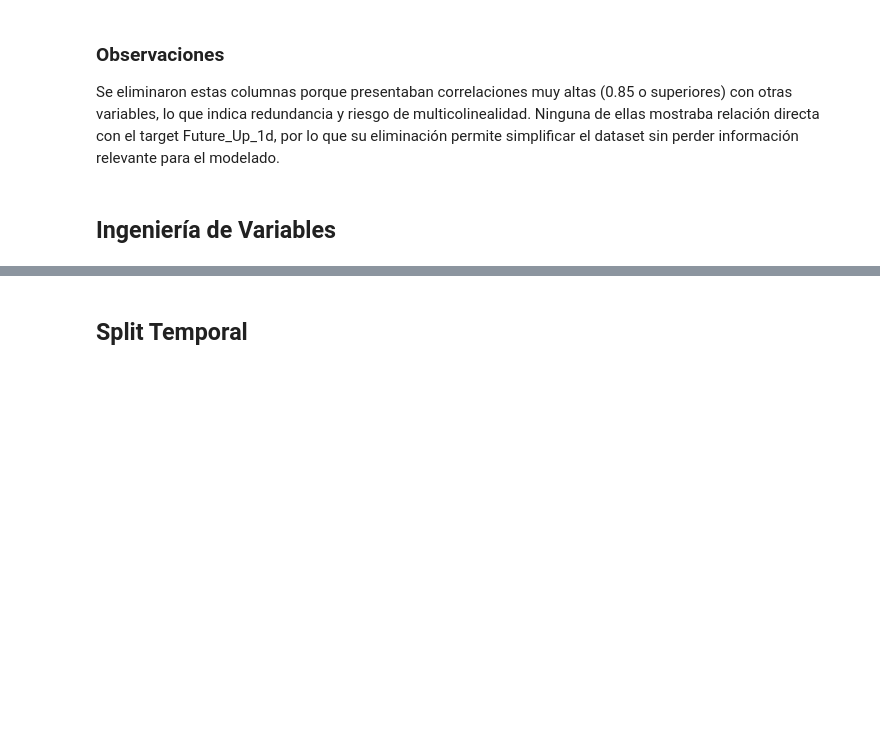
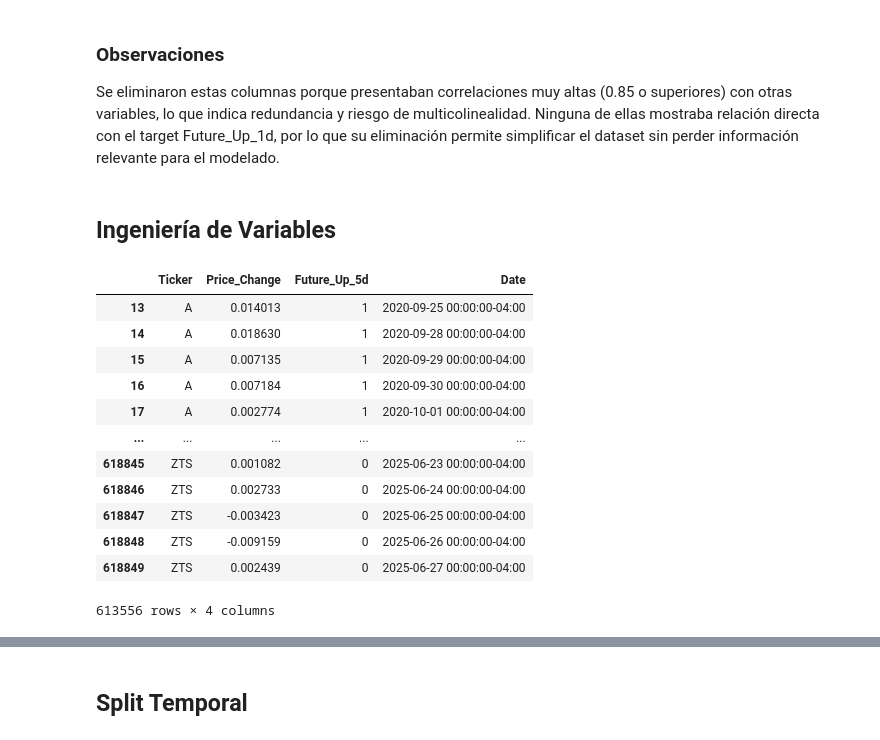
Before and after one commit to 4GeeksAcademy/sp-ml-20-final-project-g3, a Jupyter notebook: src/eda5-obj1-josefina.ipynb, the cells around one changed output, grey strips where cells are left out. Cells and saved outputs as stored; diff of their text form; code cells hidden in the pictures; blank space fills up the shorter version.

```diff
--- a/src/eda5-obj1-josefina.ipynb
+++ b/src/eda5-obj1-josefina.ipynb
@@ -342,6 +342,21 @@ df_final = df.dropna().copy()
 # %%
 # Verificamos cómo se relaciona el target 'Future_Up_5d' con el cambio de precio en los próximos 5 días
 verificacion = df_final[['Ticker','Price_Change', 'Future_Up_5d','Date']].copy()
+verificacion
+# %% [output]
+|  | Ticker | Price_Change | Future_Up_5d | Date |
+| 13 | A | 0.014013 | 1 | 2020-09-25 00:00:00-04:00 |
+| 14 | A | 0.018630 | 1 | 2020-09-28 00:00:00-04:00 |
+| 15 | A | 0.007135 | 1 | 2020-09-29 00:00:00-04:00 |
+| 16 | A | 0.007184 | 1 | 2020-09-30 00:00:00-04:00 |
+| 17 | A | 0.002774 | 1 | 2020-10-01 00:00:00-04:00 |
+| ... | ... | ... | ... | ... |
+| 618845 | ZTS | 0.001082 | 0 | 2025-06-23 00:00:00-04:00 |
+| 618846 | ZTS | 0.002733 | 0 | 2025-06-24 00:00:00-04:00 |
+| 618847 | ZTS | -0.003423 | 0 | 2025-06-25 00:00:00-04:00 |
+| 618848 | ZTS | -0.009159 | 0 | 2025-06-26 00:00:00-04:00 |
+| 618849 | ZTS | 0.002439 | 0 | 2025-06-27 00:00:00-04:00 |
+613556 rows × 4 columns
 # %%
 # Retorno acumulado real de los próximos 5 días
 verificacion['Next_5d_Change'] = verificacion.groupby('Ticker')['Price_Change'].transform(lambda x: x.shift(-1).rolling(5).sum())
```
Also changed, not shown: parts of 2 cells of this notebook, 1 other file.
